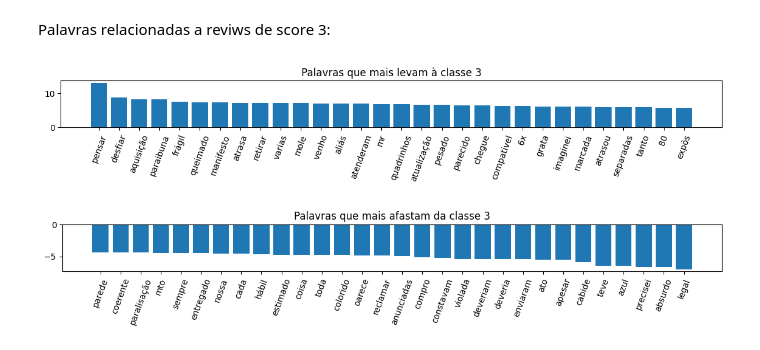
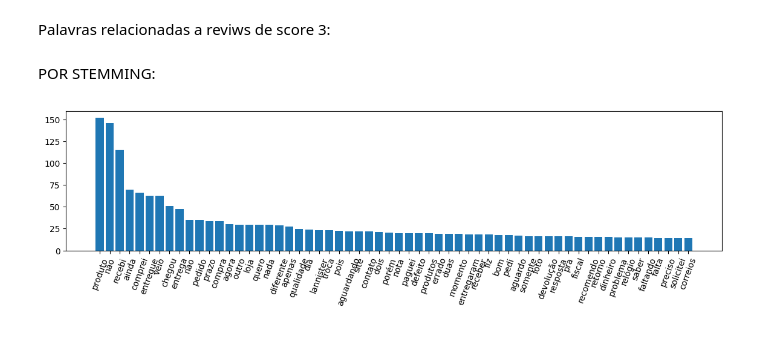
Before and after one commit to JorasOliveira/nlp_prova_assincrona, a Jupyter notebook: jupyter.ipynb, the cells around one changed output. Cells and saved outputs as stored; diff of their text form; code cells hidden in the pictures.

```diff
--- a/jupyter.ipynb
+++ b/jupyter.ipynb
@@ -167,33 +139,33 @@ plt.show()
 # %% [markdown]
 Palavras relacionadas a reviws de score 3:
-# %%
-classe_alvo = 2
-classe_alvo_str = classificador.classes_[classe_alvo]
-
-palavras_e_pesos = []
-for palavra in vocabulario.keys():
-    j = vocabulario[palavra]
-    coeficiente = pesos[classe_alvo,j]
-    palavras_e_pesos.append( (coeficiente, palavra) )
-
-tuplas_ordenadas = sorted(palavras_e_pesos, reverse=True) # reverse=True pede uma ordenação em ordem decrescente
-palavras = [ t[1] for t in tuplas_ordenadas ]
-contagens = [ t[0] for t in tuplas_ordenadas ]
-
-n_palavras = 30
-eixo_x = np.arange(n_palavras)
-plt.figure(figsize=(14,1))
-plt.title('Palavras que mais levam à classe ' + str(classe_alvo_str))
-plt.bar(eixo_x[0:n_palavras], contagens[0:n_palavras])
-plt.xticks(eixo_x[0:n_palavras], palavras[0:n_palavras], rotation=70)
-plt.show()
-
-eixo_x = np.arange(n_palavras)
-plt.figure(figsize=(14,1))
-plt.title('Palavras que mais afastam da classe ' + str(classe_alvo_str))
-plt.bar(eixo_x[-n_palavras:], contagens[-n_palavras:])
-plt.xticks(eixo_x[-n_palavras:], palavras[-n_palavras:], rotation=70)
-plt.show()
-# %% [output]
-[figure, removed]
-[figure, removed]
+# %% [markdown]
+POR STEMMING:
+# %%
+#stemmer = SnowballStemmer("portuguese")
+# reviews = [s for s in filtered_df['review_comment_message']]
+# for n in tqdm(range (len(reviews))):
+#     reviews[n] = " ".join([stemmer.stem(p) for p in reviews[n].lower().split()])
+
+lemmatizer = WordNetLemmatizer()
+reviews = [s for s in filtered_df['review_comment_message']]
+for n in tqdm(range (len(reviews))):
+    reviews[n] = " ".join([lemmatizer.lemmatize(p) for p in reviews[n].split()])
+
+vectorizer = TfidfVectorizer(max_features=5000, stop_words = list(stopwords), binary=True)
+# x = vectorizer.fit_transform(reviews)
+x = vectorizer.fit_transform(filtered_df['review_comment_message'])
+x = np.sum(x, axis=0)
+
+tuplas = [ (x[0,vectorizer.vocabulary_[i]], i) for i in vectorizer.vocabulary_.keys() ]
+tuplas_ordenadas = sorted(tuplas, reverse=True) # reverse=True pede uma ordenação em ordem decrescente
+palavras = [ t[1] for t in tuplas_ordenadas ]
+contagens = [ t[0] for t in tuplas_ordenadas ]
+
+n_palavras = 60
+eixo_x = np.arange(n_palavras)
+plt.figure(figsize=(14,3))
+plt.bar(eixo_x[0:n_palavras], contagens[0:n_palavras])
+plt.xticks(eixo_x[0:n_palavras], palavras[0:n_palavras], rotation=70)
+plt.show()
+# %% [output]
+[figure, added]
```
Also changed, not shown: parts of 7 cells of this notebook, 11 other files.
